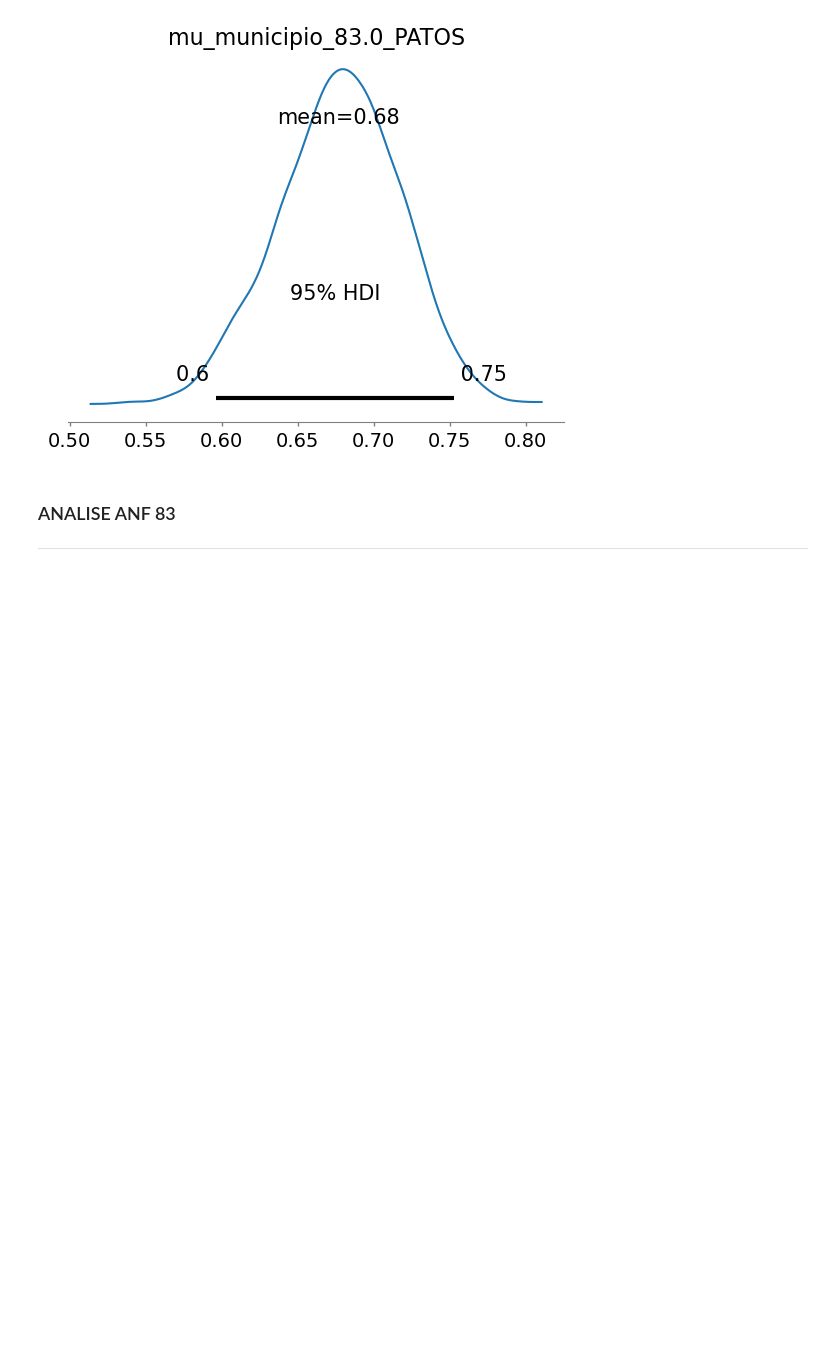
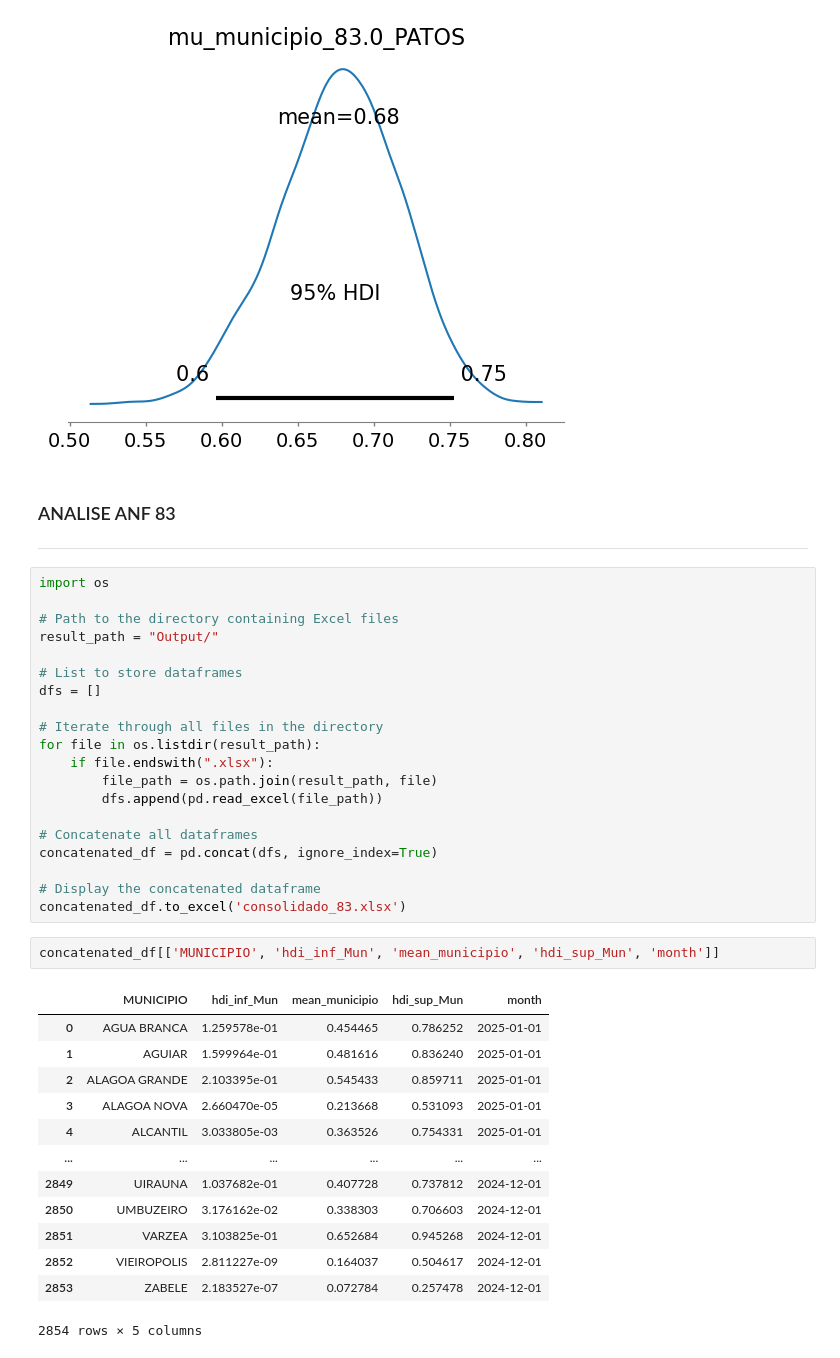
Before and after one commit to tblacerda/MarkovChainMonteCarlo, a Jupyter notebook: MCMC_ECQ_ANALISE.ipynb, the cells around one changed output. Drawn from its saved outputs; the diff is of its cells as text; blank space fills up the shorter version.

```diff
--- a/MCMC_ECQ_ANALISE.ipynb
+++ b/MCMC_ECQ_ANALISE.ipynb
@@ -232,3 +232,39 @@ az.plot_posterior(trace, var_names=["mu_municipio_83.0_PATOS"],hdi_prob=0.95)
 # %% [markdown]
 ### ANALISE ANF 83 ###
 ------
+# %%
+import os
+
+# Path to the directory containing Excel files
+result_path = "Output/"
+
+# List to store dataframes
+dfs = []
+
+# Iterate through all files in the directory
+for file in os.listdir(result_path):
+    if file.endswith(".xlsx"):
+        file_path = os.path.join(result_path, file)
+        dfs.append(pd.read_excel(file_path))
+
+# Concatenate all dataframes
+concatenated_df = pd.concat(dfs, ignore_index=True)
+
+# Display the concatenated dataframe
+concatenated_df.to_excel('consolidado_83.xlsx')
+# %%
+concatenated_df[['MUNICIPIO', 'hdi_inf_Mun', 'mean_municipio', 'hdi_sup_Mun', 'month']]
+# %% [output]
+|  | MUNICIPIO | hdi_inf_Mun | mean_municipio | hdi_sup_Mun | month |
+| 0 | AGUA BRANCA | 1.259578e-01 | 0.454465 | 0.786252 | 2025-01-01 |
+| 1 | AGUIAR | 1.599964e-01 | 0.481616 | 0.836240 | 2025-01-01 |
+| 2 | ALAGOA GRANDE | 2.103395e-01 | 0.545433 | 0.859711 | 2025-01-01 |
+| 3 | ALAGOA NOVA | 2.660470e-05 | 0.213668 | 0.531093 | 2025-01-01 |
+| 4 | ALCANTIL | 3.033805e-03 | 0.363526 | 0.754331 | 2025-01-01 |
+| ... | ... | ... | ... | ... | ... |
+| 2849 | UIRAUNA | 1.037682e-01 | 0.407728 | 0.737812 | 2024-12-01 |
+| 2850 | UMBUZEIRO | 3.176162e-02 | 0.338303 | 0.706603 | 2024-12-01 |
+| 2851 | VARZEA | 3.103825e-01 | 0.652684 | 0.945268 | 2024-12-01 |
+| 2852 | VIEIROPOLIS | 2.811227e-09 | 0.164037 | 0.504617 | 2024-12-01 |
+| 2853 | ZABELE | 2.183527e-07 | 0.072784 | 0.257478 | 2024-12-01 |
+2854 rows × 5 columns
```
Also changed, not shown: parts of 4 cells of this notebook, 3 other files.
